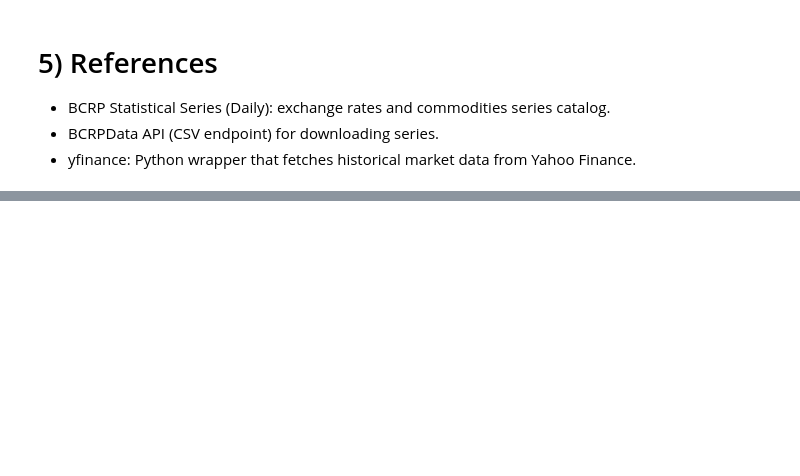
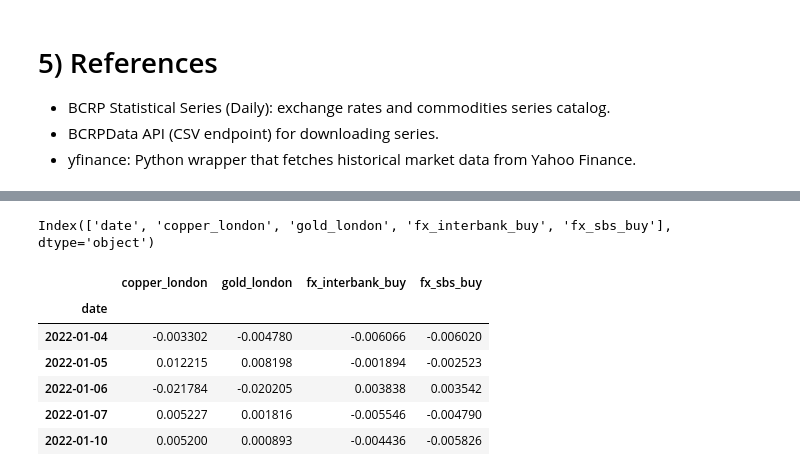
Before and after one commit to anzonyquispe/Python-for-Finance, a Jupyter notebook: homeworks/Assignment_3/group_9_ass_3_2026_folder/group_9_ass_3_2026_p1p2.ipynb, the cells around one changed output, grey strips where cells are left out. Cells and saved outputs as stored; diff of their text form; code cells hidden in the pictures; blank space fills up the shorter version.

```diff
--- a/homeworks/Assignment_3/group_9_ass_3_2026_folder/group_9_ass_3_2026_p1p2.ipynb
+++ b/homeworks/Assignment_3/group_9_ass_3_2026_folder/group_9_ass_3_2026_p1p2.ipynb
@@ -1593,0 +1698,35 @@ print(f"Correlation (FX vs SPY): {corr_fx_spy:.3f}")
+# %%
+peru_wide.columns
+# %% [output]
+Index(['date', 'copper_london', 'gold_london', 'fx_interbank_buy', 'fx_sbs_buy'], dtype='object')
+# %%
+# Ensure date column is the index (if not already)
+peru_wide = peru_wide.set_index("date")
+
+# Keep only numeric columns
+peru_wide = peru_wide.apply(pd.to_numeric, errors="coerce")
+
+# Rename columns
+peru_wide = peru_wide.rename(columns={
+    "PD04637PD": "fx_interbank",
+    "PD04639PD": "fx_sbs",
+    "PD04704XD": "gold",
+    "PD04701XD": "copper"
+})
+
+# Compute daily percentage changes without forward-filling
+peru_ret = peru_wide.pct_change(fill_method=None)
+
+# Drop rows where all four returns are missing
+peru_ret = peru_ret.dropna(how="all")
+
+# Show result
+peru_ret.head()
+# %% [output]
+|  | copper_london | gold_london | fx_interbank_buy | fx_sbs_buy |
+| date |  |  |  |  |
+| 2022-01-04 | -0.003302 | -0.004780 | -0.006066 | -0.006020 |
+| 2022-01-05 | 0.012215 | 0.008198 | -0.001894 | -0.002523 |
+| 2022-01-06 | -0.021784 | -0.020205 | 0.003838 | 0.003542 |
+| 2022-01-07 | 0.005227 | 0.001816 | -0.005546 | -0.004790 |
+| 2022-01-10 | 0.005200 | 0.000893 | -0.004436 | -0.005826 |
```
Also changed, not shown: parts of 25 cells of this notebook, 2 other files.
